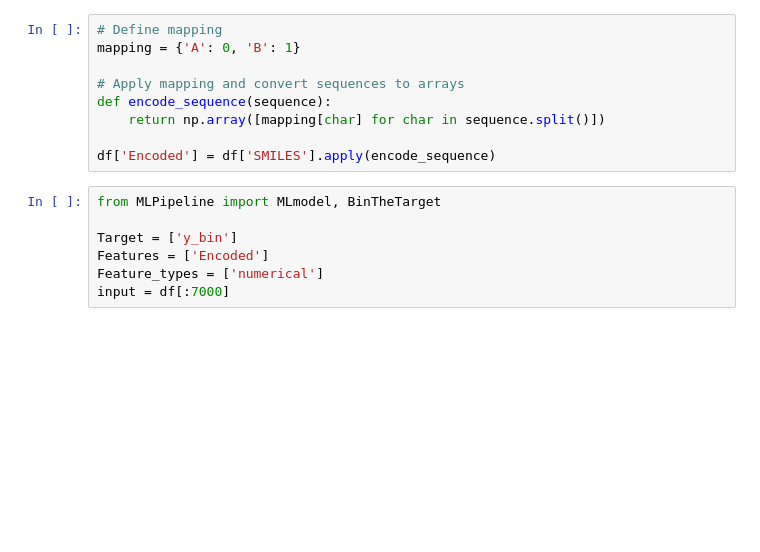
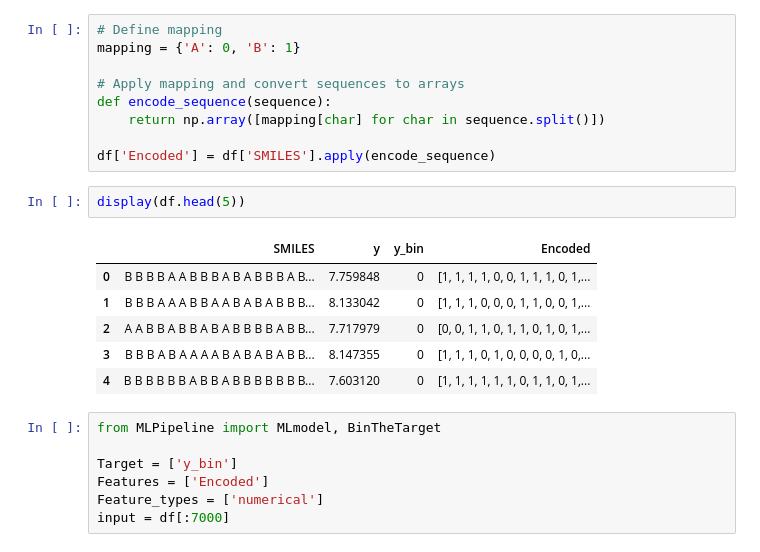
Before and after one commit to JorenBE/GPT-Challenge, a Jupyter notebook: experiments/01_Materials_and_Properties/AdE_polymers/ml/traditional_ml.ipynb, the cells around one changed output. Saved outputs shown, nothing was run; the diff lists cells and outputs as text; blank space fills up the shorter version.

```diff
--- a/experiments/01_Materials_and_Properties/AdE_polymers/ml/traditional_ml.ipynb
+++ b/experiments/01_Materials_and_Properties/AdE_polymers/ml/traditional_ml.ipynb
@@ -48,6 +51,15 @@ def encode_sequence(sequence):
     return np.array([mapping[char] for char in sequence.split()])
 
 df['Encoded'] = df['SMILES'].apply(encode_sequence)
+# %%
+display(df.head(5))
+# %% [output]
+|  | SMILES | y | y_bin | Encoded |
+| 0 | B B B B A A B B B A B A B B B A B... | 7.759848 | 0 | [1, 1, 1, 1, 0, 0, 1, 1, 1, 0, 1,... |
+| 1 | B B B A A A B B A A B A B A B B B... | 8.133042 | 0 | [1, 1, 1, 0, 0, 0, 1, 1, 0, 0, 1,... |
+| 2 | A A B B A B B A B A B B B B A B B... | 7.717979 | 0 | [0, 0, 1, 1, 0, 1, 1, 0, 1, 0, 1,... |
+| 3 | B B B A B A A A A B A B A B A B B... | 8.147355 | 0 | [1, 1, 1, 0, 1, 0, 0, 0, 0, 1, 0,... |
+| 4 | B B B B B B A B B A B B B B B B B... | 7.603120 | 0 | [1, 1, 1, 1, 1, 1, 0, 1, 1, 0, 1,... |
 # %%
 from MLPipeline import MLmodel, BinTheTarget
 
```
Also changed, not shown: parts of 9 cells of this notebook, 2 other files.
